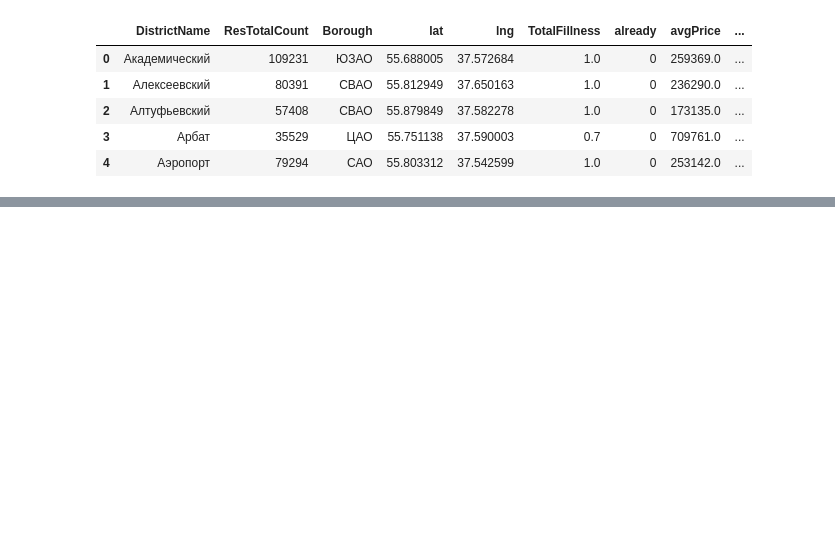
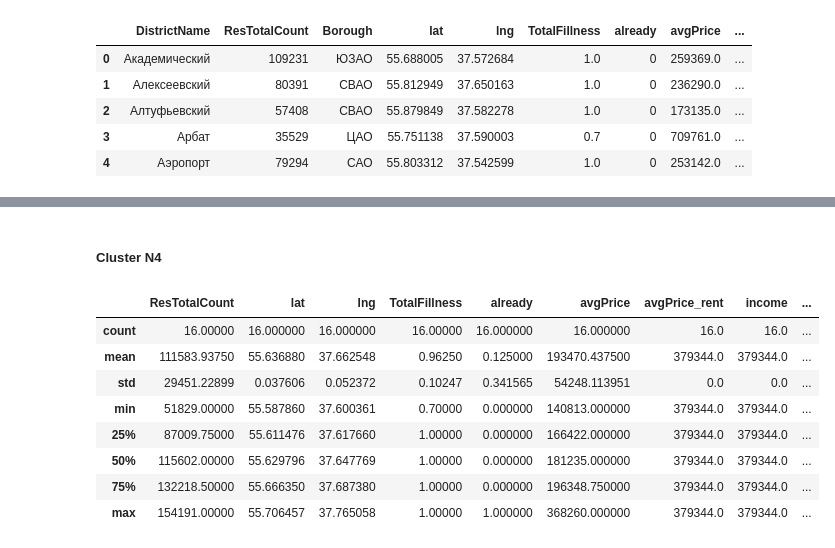
Before and after one commit to kujablik/Coursera_Capstone, a Jupyter notebook: FinalProject/notebook.ipynb, the cells around one changed output, grey strips where cells are left out. Cells and saved outputs as stored; diff of their text form; code cells hidden in the pictures; blank space fills up the shorter version.

```diff
--- a/FinalProject/notebook.ipynb
+++ b/FinalProject/notebook.ipynb
@@ -540,0 +529,14 @@ map_clusters.save("out/moscow_map_clusters.html")
+# %% [markdown]
+##### Cluster N4
+# %%
+final_data_df[final_data_df['cluster']==3].describe()
+# %% [output]
+|  | ResTotalCount | lat | lng | TotalFillness | already | avgPrice | avgPrice_rent | income | ... |
+| count | 16.00000 | 16.000000 | 16.000000 | 16.00000 | 16.000000 | 16.000000 | 16.0 | 16.0 | ... |
+| mean | 111583.93750 | 55.636880 | 37.662548 | 0.96250 | 0.125000 | 193470.437500 | 379344.0 | 379344.0 | ... |
+| std | 29451.22899 | 0.037606 | 0.052372 | 0.10247 | 0.341565 | 54248.113951 | 0.0 | 0.0 | ... |
+| min | 51829.00000 | 55.587860 | 37.600361 | 0.70000 | 0.000000 | 140813.000000 | 379344.0 | 379344.0 | ... |
+| 25% | 87009.75000 | 55.611476 | 37.617660 | 1.00000 | 0.000000 | 166422.000000 | 379344.0 | 379344.0 | ... |
+| 50% | 115602.00000 | 55.629796 | 37.647769 | 1.00000 | 0.000000 | 181235.000000 | 379344.0 | 379344.0 | ... |
+| 75% | 132218.50000 | 55.666350 | 37.687380 | 1.00000 | 0.000000 | 196348.750000 | 379344.0 | 379344.0 | ... |
+| max | 154191.00000 | 55.706457 | 37.765058 | 1.00000 | 1.000000 | 368260.000000 | 379344.0 | 379344.0 | ... |
```
Also changed, not shown: parts of 62 cells of this notebook, 3 other files.
